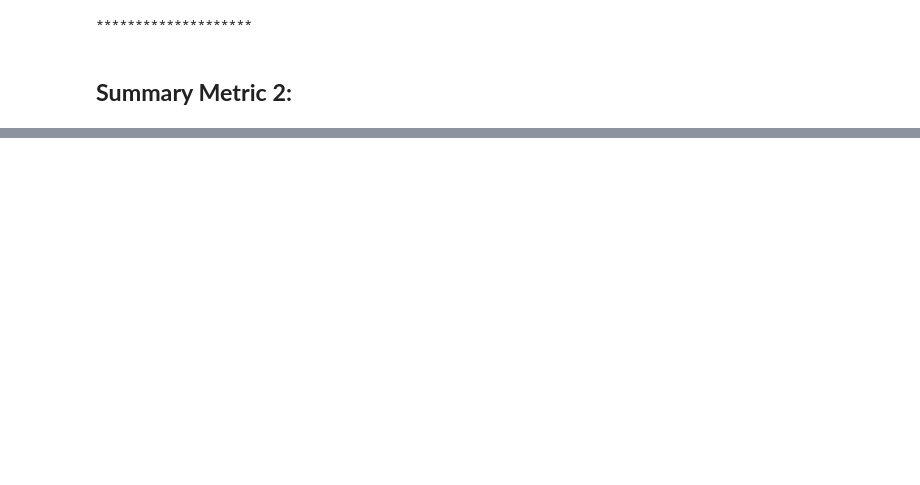
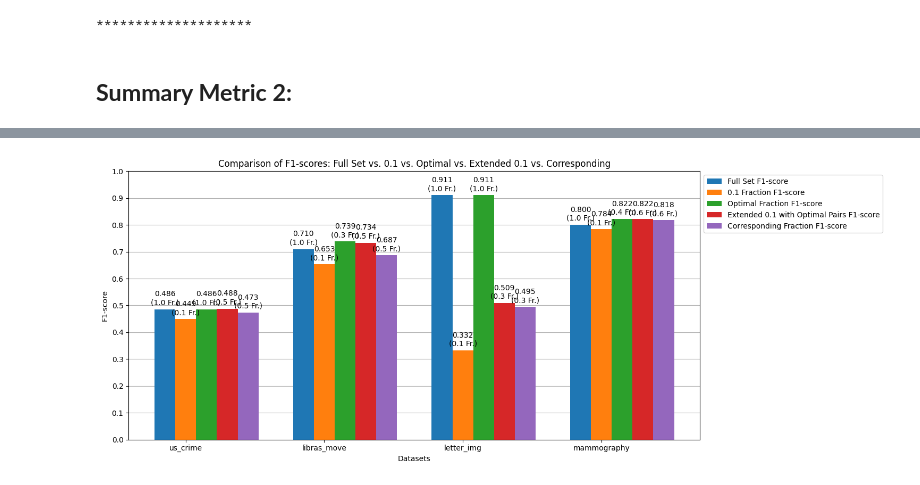
Before and after one commit to AlirezaBoroon/Fractional-Feature-Selection.-Evaluating-Features-Predictive-Power, a Jupyter notebook: Implementing_Feature_Selection.ipynb, the cells around one changed output, grey strips where cells are left out. Cells and saved outputs as stored; diff of their text form; code cells hidden in the pictures; blank space fills up the shorter version.

```diff
--- a/Implementing_Feature_Selection.ipynb
+++ b/Implementing_Feature_Selection.ipynb
@@ -658,0 +694,45 @@ New additional Features added to 0.1 of top features.
+# %%
+# Summary metrics of optimal fractions of top features vs. full set of features.
+dataset_names = list(data_dict.keys())
+bar_width = 0.15  # Reduced bar width for better spacing
+index = np.arange(len(dataset_names))
+
+plt.figure(figsize=(15, 6))
+
+# Plotting the bars
+plt.bar(index, full_set_f1_scores, bar_width, label='Full Set F1-score', zorder=2)
+plt.bar(index + bar_width, _010_f1_scores, bar_width, label='0.1 Fraction F1-score', zorder=2)
+plt.bar(index + 2 * bar_width, optimal_f1_scores, bar_width, label='Optimal Fraction F1-score', zorder=2)
+plt.bar(index + 3 * bar_width, extended_010_with_optimal_pairs_f1_scores, bar_width, label='Extended 0.1 with Optimal Pairs F1-score', zorder=2)
+
+# Find corresponding fraction scores in all_datasets_all_fractions_f1_scores
+corresponding_fraction_scores = []
+for i, fraction in enumerate(all_fractions_extended_010_with_optimal_pairs):
+    corresponding_index = fractions.index(fraction)
+    corresponding_fraction_scores.append(all_datasets_all_fractions_f1_scores[i][corresponding_index])
+
+plt.bar(index + 4 * bar_width, corresponding_fraction_scores, bar_width, label='Corresponding Fraction F1-score', zorder=2)
+
+# Adding labels and titles
+plt.xlabel('Datasets')
+plt.ylabel('F1-score')
+plt.title('Comparison of F1-scores: Full Set vs. 0.1 vs. Optimal vs. Extended 0.1 vs. Corresponding')
+plt.xticks(index + (5 * bar_width / 5), dataset_names)
+plt.legend(bbox_to_anchor=(1.00, 1), loc='upper left')
+
+# Adding annotations to the bars
+for i in index:
+    plt.text(index[i], full_set_f1_scores[i] + 0.01, f"{full_set_f1_scores[i]:.3f}\n(1.0 Fr.)", ha='center', va='bottom')
+    plt.text(index[i] + bar_width, _010_f1_scores[i] + 0.01, f"{_010_f1_scores[i]:.3f}\n(0.1 Fr.)", ha='center', va='bottom')
+    plt.text(index[i] + 2 * bar_width, optimal_f1_scores[i] + 0.01, f"{optimal_f1_scores[i]:.3f}\n({optimal_fractions[i]} Fr.)", ha='center', va='bottom')
+    plt.text(index[i] + 3 * bar_width, extended_010_with_optimal_pairs_f1_scores[i] + 0.01, f"{extended_010_with_optimal_pairs_f1_scores[i]:.3f}\n({all_fractions_extended_010_with_optimal_pairs[i]} Fr.)", ha='center', va='bottom')
+    plt.text(index[i] + 4 * bar_width, corresponding_fraction_scores[i] + 0.01, f"{corresponding_fraction_scores[i]:.3f}\n({all_fractions_extended_010_with_optimal_pairs[i]} Fr.)", ha='center', va='bottom')
+
+
+# Adding grid and showing the plot
+plt.yticks(np.arange(0, 1.1, 0.1))
+plt.grid(True, axis='y', zorder=0)
+plt.tight_layout()
+plt.show()
+# %% [output]
+[figure, added]
```
Also changed, not shown: parts of 5 cells of this notebook.
